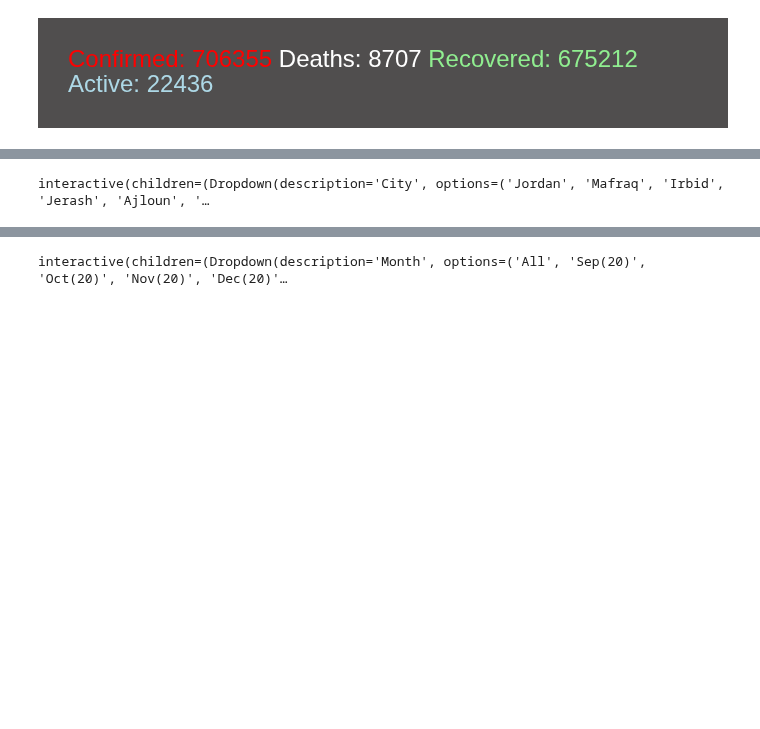
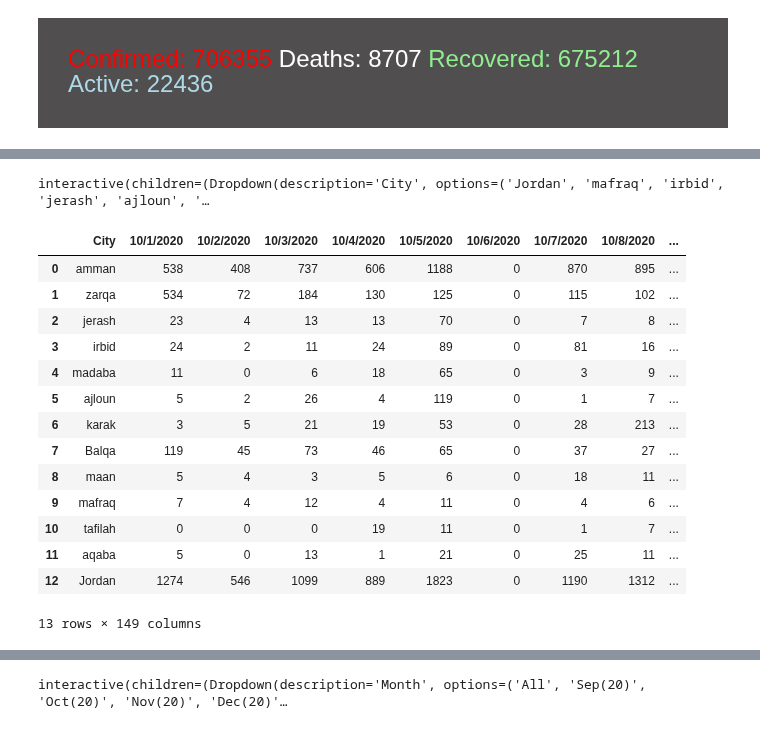
Before and after one commit to osamazalaf/covid19jordan, a Jupyter notebook: notebooks/covid19jordan.ipynb, the cells around one changed output, grey strips where cells are left out. Cells and saved outputs as stored; diff of their text form; code cells hidden in the pictures; blank space fills up the shorter version.

```diff
--- a/notebooks/covid19jordan.ipynb
+++ b/notebooks/covid19jordan.ipynb
@@ -171,13 +171,31 @@ def plot_cases_of_a_country(City):
     fig.show();
 
 
-d=ipywidgets.Dropdown(options=['Jordan','Mafraq','Irbid','Jerash','Ajloun','Zarqa','Amman','Balqa','Madaba',
-                               'Karak','Tafilah','Maan','Aqaba'],
+d=ipywidgets.Dropdown(options=['Jordan','mafraq','irbid','jerash','ajloun','zarqa','amman','Balqa','madaba',
+                               'karak','tafilah','maan','aqaba'],
                      value='Jordan',description='City',disabled=False)
 
-interact(plot_cases_of_a_country, City=d)
+ipywidgets.interact(plot_cases_of_a_country, City=d)
 
-ipywLayout = widgets.Layout(border='solid 2px green')
+ipywLayout = ipywidgets.Layout(border='solid 2px green')
 # %% [output]
-interactive(children=(Dropdown(description='City', options=('Jordan', 'Mafraq', 'Irbid', 'Jerash', 'Ajloun', '…
+interactive(children=(Dropdown(description='City', options=('Jordan', 'mafraq', 'irbid', 'jerash', 'ajloun', '…
+# %%
+cd3
+# %% [output]
+|  | City | 10/1/2020 | 10/2/2020 | 10/3/2020 | 10/4/2020 | 10/5/2020 | 10/6/2020 | 10/7/2020 | 10/8/2020 | ... |
+| 0 | amman | 538 | 408 | 737 | 606 | 1188 | 0 | 870 | 895 | ... |
+| 1 | zarqa | 534 | 72 | 184 | 130 | 125 | 0 | 115 | 102 | ... |
+| 2 | jerash | 23 | 4 | 13 | 13 | 70 | 0 | 7 | 8 | ... |
+| 3 | irbid | 24 | 2 | 11 | 24 | 89 | 0 | 81 | 16 | ... |
+| 4 | madaba | 11 | 0 | 6 | 18 | 65 | 0 | 3 | 9 | ... |
+| 5 | ajloun | 5 | 2 | 26 | 4 | 119 | 0 | 1 | 7 | ... |
+| 6 | karak | 3 | 5 | 21 | 19 | 53 | 0 | 28 | 213 | ... |
+| 7 | Balqa | 119 | 45 | 73 | 46 | 65 | 0 | 37 | 27 | ... |
+| 8 | maan | 5 | 4 | 3 | 5 | 6 | 0 | 18 | 11 | ... |
+| 9 | mafraq | 7 | 4 | 12 | 4 | 11 | 0 | 4 | 6 | ... |
+| 10 | tafilah | 0 | 0 | 0 | 19 | 11 | 0 | 1 | 7 | ... |
+| 11 | aqaba | 5 | 0 | 13 | 1 | 21 | 0 | 25 | 11 | ... |
+| 12 | Jordan | 1274 | 546 | 1099 | 889 | 1823 | 0 | 1190 | 1312 | ... |
+13 rows × 149 columns
 # %%
```
Also changed, not shown: parts of 5 cells of this notebook.
